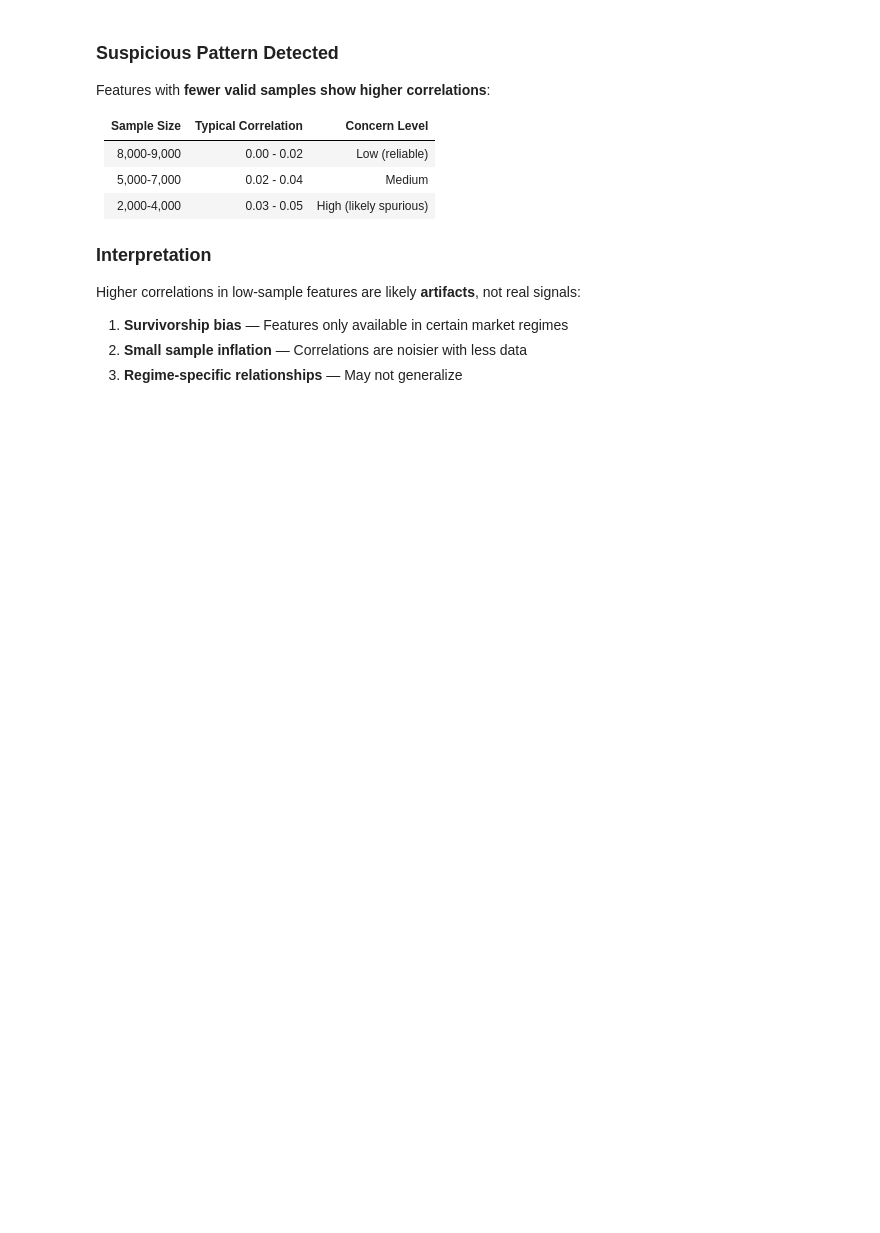
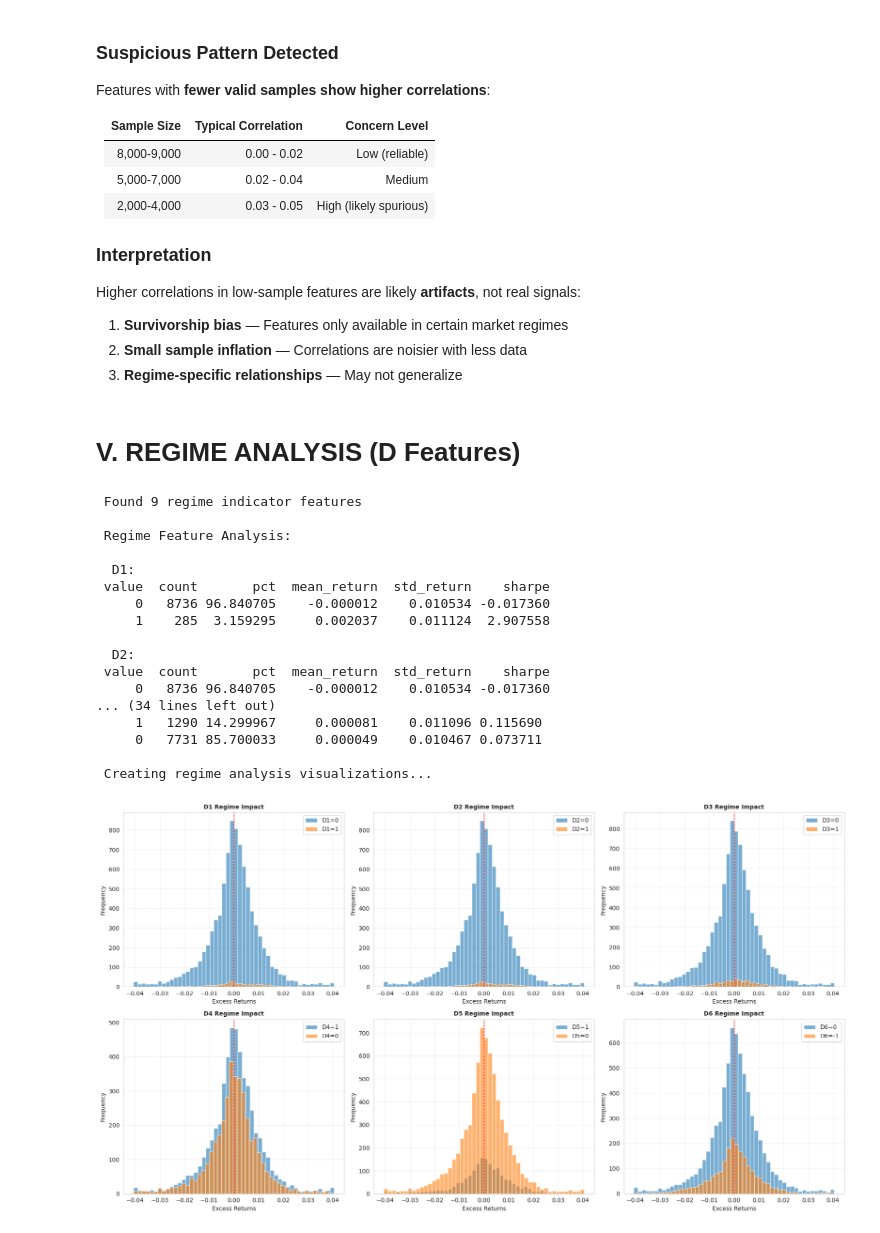
Before and after one commit to tungtokyo1108/Data_Science_Python, a Jupyter notebook: notebook214a26c91d.ipynb, the cells around one changed output. Saved outputs shown, nothing was run; the diff lists cells and outputs as text; code cells hidden in the pictures; blank space fills up the shorter version.

```diff
--- a/notebook214a26c91d.ipynb
+++ b/notebook214a26c91d.ipynb
@@ -591,3 +591,78 @@ Higher correlations in low-sample features are likely **artifacts**, not real si
 1. **Survivorship bias** — Features only available in certain market regimes
 2. **Small sample inflation** — Correlations are noisier with less data
 3. **Regime-specific relationships** — May not generalize
+# %% [markdown]
+# V. REGIME ANALYSIS (D Features)
+# %%
+d_cols = [c for c in train.columns if c.startswith('D')]
+
+if len(d_cols) > 0:
+    print(f"\n Found {len(d_cols)} regime indicator features")
+
+    print(f"\n Regime Feature Analysis:")
+    for col in d_cols:
+        unique_vals = train[col].unique()
+        value_counts = train[col].value_counts()
+
+        # Calculate target statistics by regime
+        regime_stats = []
+        for val in unique_vals:
+            mask = train[col] == val
+            regime_returns = train.loc[mask, 'market_forward_excess_returns']
+            regime_stats.append({
+                'value': val,
+                'count': mask.sum(),
+                'pct': mask.sum() / len(train) * 100,
+                'mean_return': regime_returns.mean(),
+                'std_return': regime_returns.std(),
+                'sharpe': (regime_returns.mean() / regime_returns.std()) * np.sqrt(252) if regime_returns.std() > 0 else 0
+            })
+
+        regime_df = pd.DataFrame(regime_stats)
+        print(f"\n  {col}:")
+        print(regime_df.to_string(index=False))
+
+    # Visualize regime impact
+    print("\n Creating regime analysis visualizations...")
+
+    n_regimes = min(len(d_cols), 6)
+    fig, axes = plt.subplots(2, 3, figsize=(18, 10))
+    axes = axes.flatten()
+
+    for idx, col in enumerate(d_cols[:n_regimes]):
+        ax = axes[idx]
+
+        for val in train[col].unique():
+            mask = train[col] == val
+            regime_data = train.loc[mask, 'market_forward_excess_returns']
+            ax.hist(regime_data, bins=50, alpha=0.6, label=f'{col}={val}')
+
+        ax.axvline(0, color='red', linestyle='--', linewidth=1)
+        ax.set_xlabel('Excess Returns')
+        ax.set_ylabel('Frequency')
+        ax.set_title(f'{col} Regime Impact', fontsize=10, fontweight='bold')
+        ax.legend()
+        ax.grid(True, alpha=0.3)
+
+    plt.tight_layout()
+else:
+    print("⚠ No D (regime) features found")
+# %% [output]
+ Found 9 regime indicator features
+
+ Regime Feature Analysis:
+
+  D1:
+ value  count       pct  mean_return  std_return    sharpe
+     0   8736 96.840705    -0.000012    0.010534 -0.017360
+     1    285  3.159295     0.002037    0.011124  2.907558
+
+  D2:
+ value  count       pct  mean_return  std_return    sharpe
+     0   8736 96.840705    -0.000012    0.010534 -0.017360
+... (34 lines left out)
+     1   1290 14.299967     0.000081    0.011096 0.115690
+     0   7731 85.700033     0.000049    0.010467 0.073711
+
+ Creating regime analysis visualizations...
+[figure, added]
```
Also changed, not shown: parts of 7 cells of this notebook.
